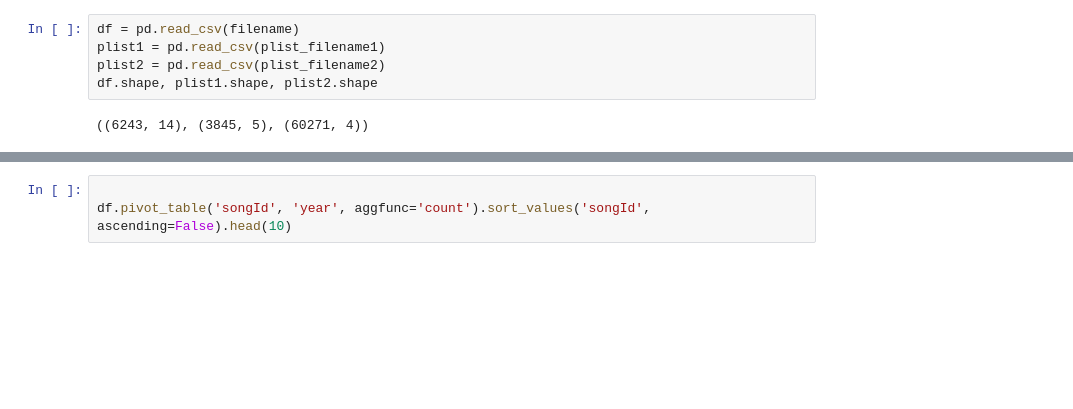
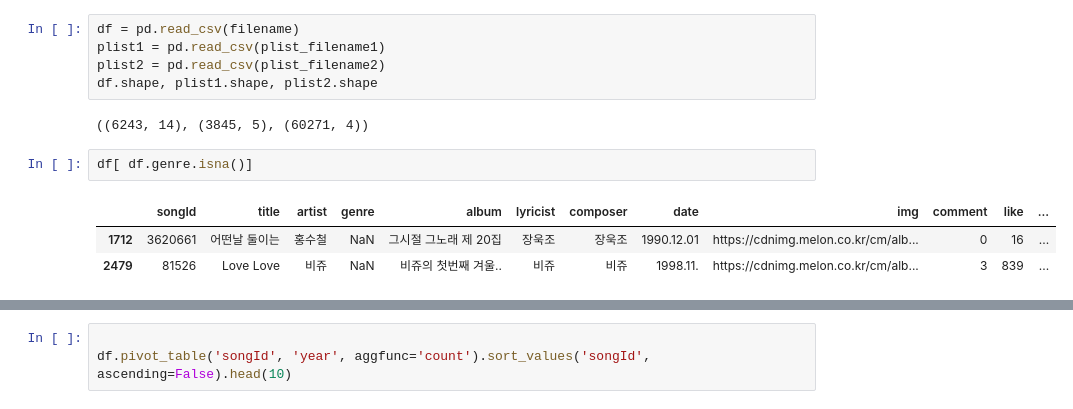
Before and after one commit to ssmpet/MachineLearning-Lecture-2023-5, a Jupyter notebook: 98.Project/04.데이터분석.ipynb, the cells around one changed output, grey strips where cells are left out. Cells and saved outputs as stored; diff of their text form; blank space fills up the shorter version.

```diff
--- a/98.Project/04.데이터분석.ipynb
+++ b/98.Project/04.데이터분석.ipynb
@@ -12,4 +17,10 @@ plist2 = pd.read_csv(plist_filename2)
 df.shape, plist1.shape, plist2.shape
 # %% [output]
 ((6243, 14), (3845, 5), (60271, 4))
+# %%
+df[ df.genre.isna()]
+# %% [output]
+|  | songId | title | artist | genre | album | lyricist | composer | date | img | comment | like | ... |
+| 1712 | 3620661 | 어떤날 둘이는 | 홍수철 | NaN | 그시절 그노래 제 20집 | 장욱조 | 장욱조 | 1990.12.01 | https://cdnimg.melon.co.kr/cm/alb... | 0 | 16 | ... |
+| 2479 | 81526 | Love Love | 비쥬 | NaN | 비쥬의 첫번째 겨울.. | 비쥬 | 비쥬 | 1998.11. | https://cdnimg.melon.co.kr/cm/alb... | 3 | 839 | ... |
 # %%
```
Also changed, not shown: parts of 11 cells of this notebook, 16 other files.
